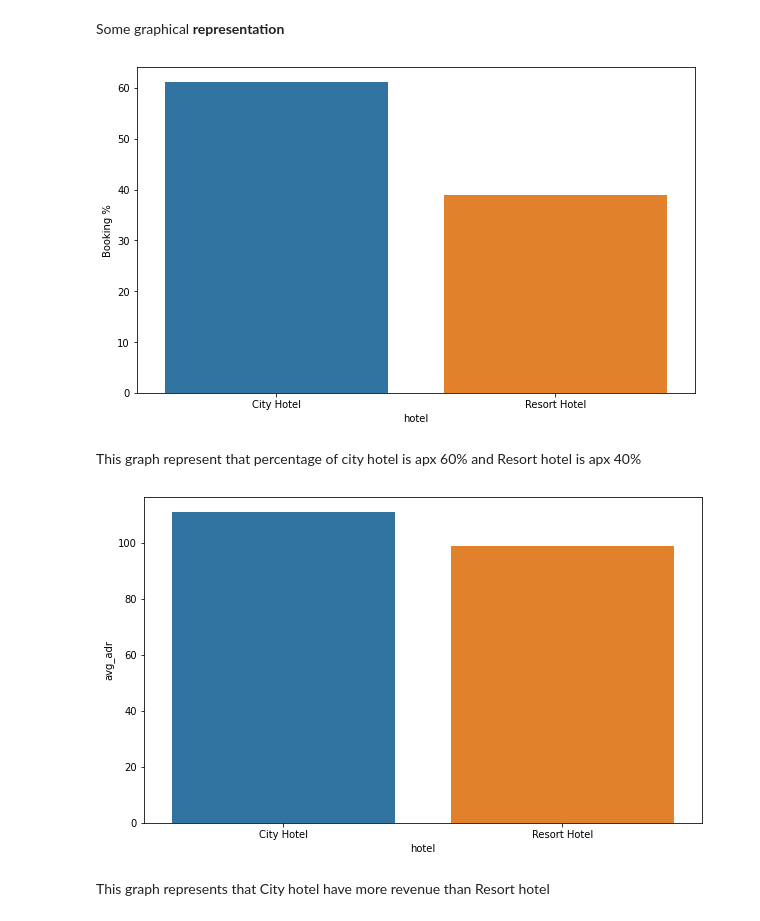
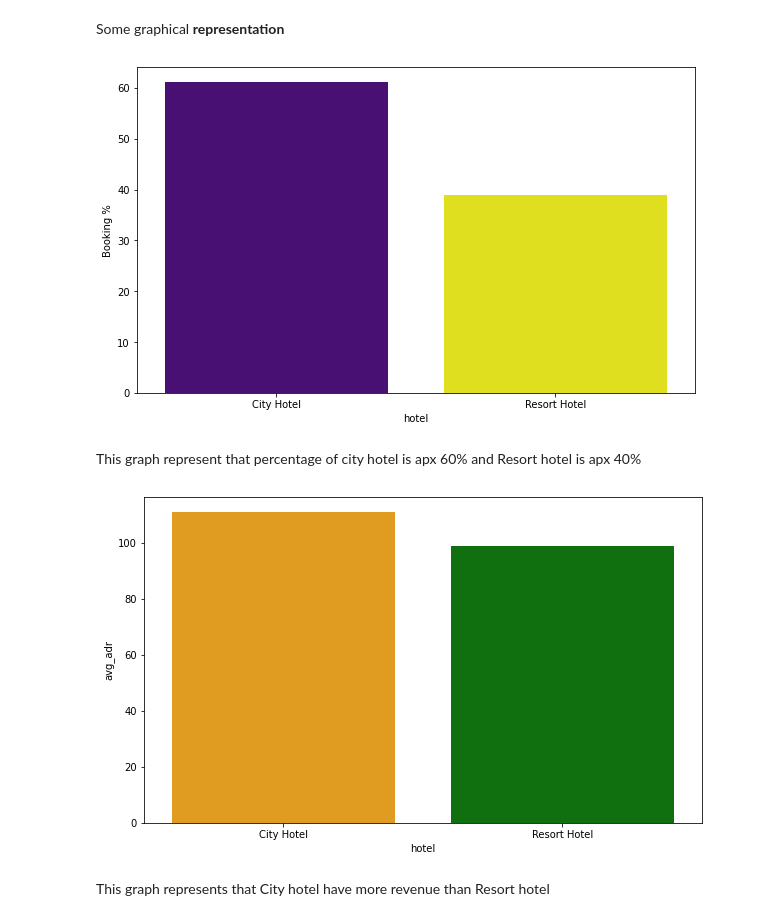
Before and after one commit to Kumass/Almabetter-EDA, a Jupyter notebook: DataAnalysis.ipynb, the cells around one changed output. Cells and saved outputs as stored; diff of their text form; code cells hidden in the pictures.

```diff
--- a/DataAnalysis.ipynb
+++ b/DataAnalysis.ipynb
@@ -235,20 +309,20 @@ Some graphical **representation**
 grouped_of_hotel = df1.groupby('hotel')
 d1 = pd.DataFrame((grouped_of_hotel.size()/df1.shape[0])*100).reset_index().rename(columns = {0:'Booking %'})      #percentage calculation
 plt.figure(figsize = (10,6))
-sns.barplot(x = d1['hotel'], y = d1['Booking %'] )
+sns.barplot(x = d1['hotel'], y = d1['Booking %'],palette=['indigo','yellow'])
 plt.show()
 # %% [output]
-[figure, old version]
+[figure, new version]
 # %% [markdown]
 This graph represent that percentage of city hotel is apx 60% and Resort hotel is apx 40%
 # %%
 # Hotel makes more revenue
 d3 = grouped_of_hotel['adr'].agg(np.mean).reset_index().rename(columns = {'adr':'avg_adr'})   # average adr calculation
 plt.figure(figsize = (10,6))
-sns.barplot(x = d3['hotel'], y = d3['avg_adr'] )
+sns.barplot(x = d3['hotel'], y = d3['avg_adr'],palette=['orange','green'] )
 plt.show()
 # %% [output]
-[figure, old version]
+[figure, new version]
 # %% [markdown]
 This graph represents that City hotel have more revenue than Resort hotel
 # %%
```
Also changed, not shown: parts of 22 cells of this notebook.
